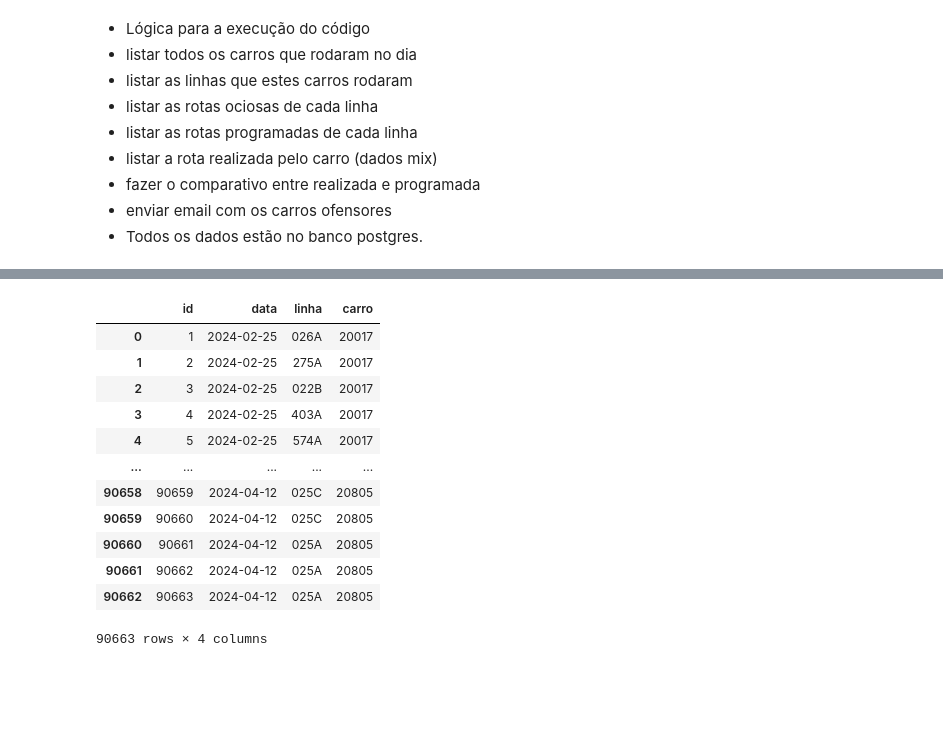
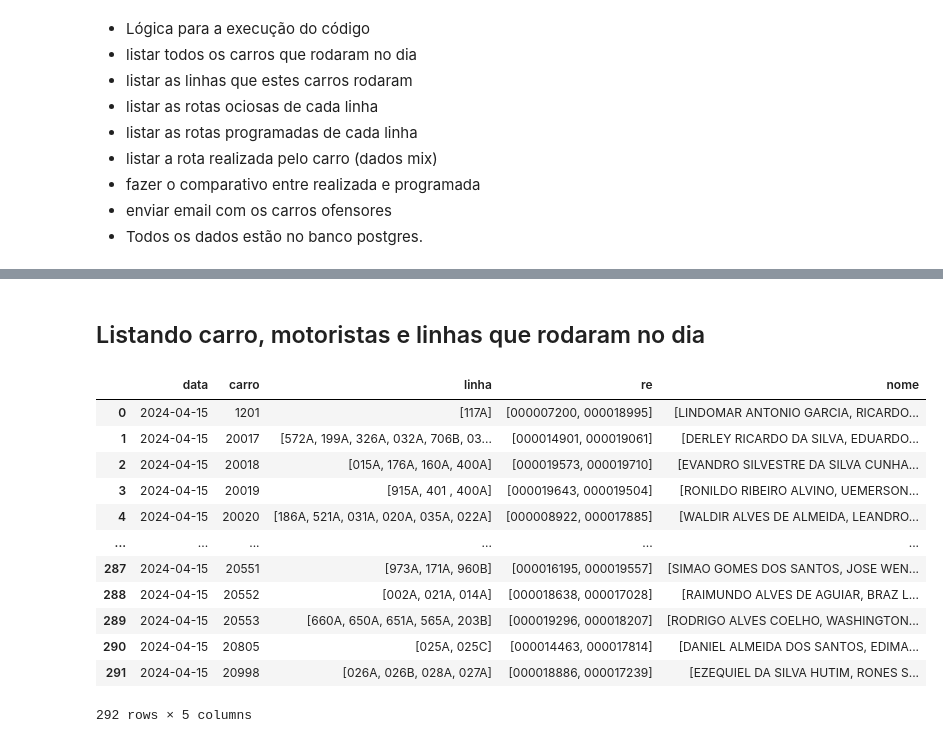
Before and after one commit to marcelopborges/poc-telemetria-hp, a Jupyter notebook: notebooks/main-engine.ipynb, the cells around one changed output, grey strips where cells are left out. Drawn from its saved outputs; the diff is of its cells as text; code cells hidden in the pictures; blank space fills up the shorter version.

```diff
--- a/notebooks/main-engine.ipynb
+++ b/notebooks/main-engine.ipynb
@@ -144,3 +159,6 @@ def extract_coords(coords_list):
+# %%
+if df_schedule['data'].dtype == 'object':
+    df_schedule['data'] = pd.to_datetime(df_schedule['data'])
 # %% [markdown]
 ## df_planned_trp
 # %%
@@ -209,16 +225,27 @@ df_schedule[df_schedule['carro'] == 20998]
-# %%
-df_schedule
-# %% [output]
-|  | id | data | linha | carro |
-| 0 | 1 | 2024-02-25 | 026A | 20017 |
-| 1 | 2 | 2024-02-25 | 275A | 20017 |
-| 2 | 3 | 2024-02-25 | 022B | 20017 |
-| 3 | 4 | 2024-02-25 | 403A | 20017 |
-| 4 | 5 | 2024-02-25 | 574A | 20017 |
-| ... | ... | ... | ... | ... |
-| 90658 | 90659 | 2024-04-12 | 025C | 20805 |
-| 90659 | 90660 | 2024-04-12 | 025C | 20805 |
-| 90660 | 90661 | 2024-04-12 | 025A | 20805 |
-| 90661 | 90662 | 2024-04-12 | 025A | 20805 |
-| 90662 | 90663 | 2024-04-12 | 025A | 20805 |
-90663 rows × 4 columns
+# %% [markdown]
+## Listando carro, motoristas e linhas que rodaram no dia
+# %%
+df_filtered = df_schedule[df_schedule['data'] == pd.Timestamp('2024-04-15')]
+# %%
+# Agrupar por 'carro' e agregar linhas e nomes únicos
+df_report = df_filtered.groupby(['data','carro']).agg({
+    'linha': lambda x: x.unique(),
+    're': lambda x: x.unique(),
+    'nome': lambda x: x.unique()
+}).reset_index()
+# %%
+df_report
+# %% [output]
+|  | data | carro | linha | re | nome |
+| 0 | 2024-04-15 | 1201 | [117A] | [000007200, 000018995] | [LINDOMAR ANTONIO GARCIA, RICARDO... |
+| 1 | 2024-04-15 | 20017 | [572A, 199A, 326A, 032A, 706B, 03... | [000014901, 000019061] | [DERLEY RICARDO DA SILVA, EDUARDO... |
+| 2 | 2024-04-15 | 20018 | [015A, 176A, 160A, 400A] | [000019573, 000019710] | [EVANDRO SILVESTRE DA SILVA CUNHA... |
+| 3 | 2024-04-15 | 20019 | [915A, 401 , 400A] | [000019643, 000019504] | [RONILDO RIBEIRO ALVINO, UEMERSON... |
+| 4 | 2024-04-15 | 20020 | [186A, 521A, 031A, 020A, 035A, 022A] | [000008922, 000017885] | [WALDIR ALVES DE ALMEIDA, LEANDRO... |
+| ... | ... | ... | ... | ... | ... |
+| 287 | 2024-04-15 | 20551 | [973A, 171A, 960B] | [000016195, 000019557] | [SIMAO GOMES DOS SANTOS, JOSE WEN... |
+| 288 | 2024-04-15 | 20552 | [002A, 021A, 014A] | [000018638, 000017028] | [RAIMUNDO ALVES DE AGUIAR, BRAZ L... |
+| 289 | 2024-04-15 | 20553 | [660A, 650A, 651A, 565A, 203B] | [000019296, 000018207] | [RODRIGO ALVES COELHO, WASHINGTON... |
+| 290 | 2024-04-15 | 20805 | [025A, 025C] | [000014463, 000017814] | [DANIEL ALMEIDA DOS SANTOS, EDIMA... |
+| 291 | 2024-04-15 | 20998 | [026A, 026B, 028A, 027A] | [000018886, 000017239] | [EZEQUIEL DA SILVA HUTIM, RONES S... |
+292 rows × 5 columns
```
Also changed, not shown: parts of 11 cells of this notebook.
